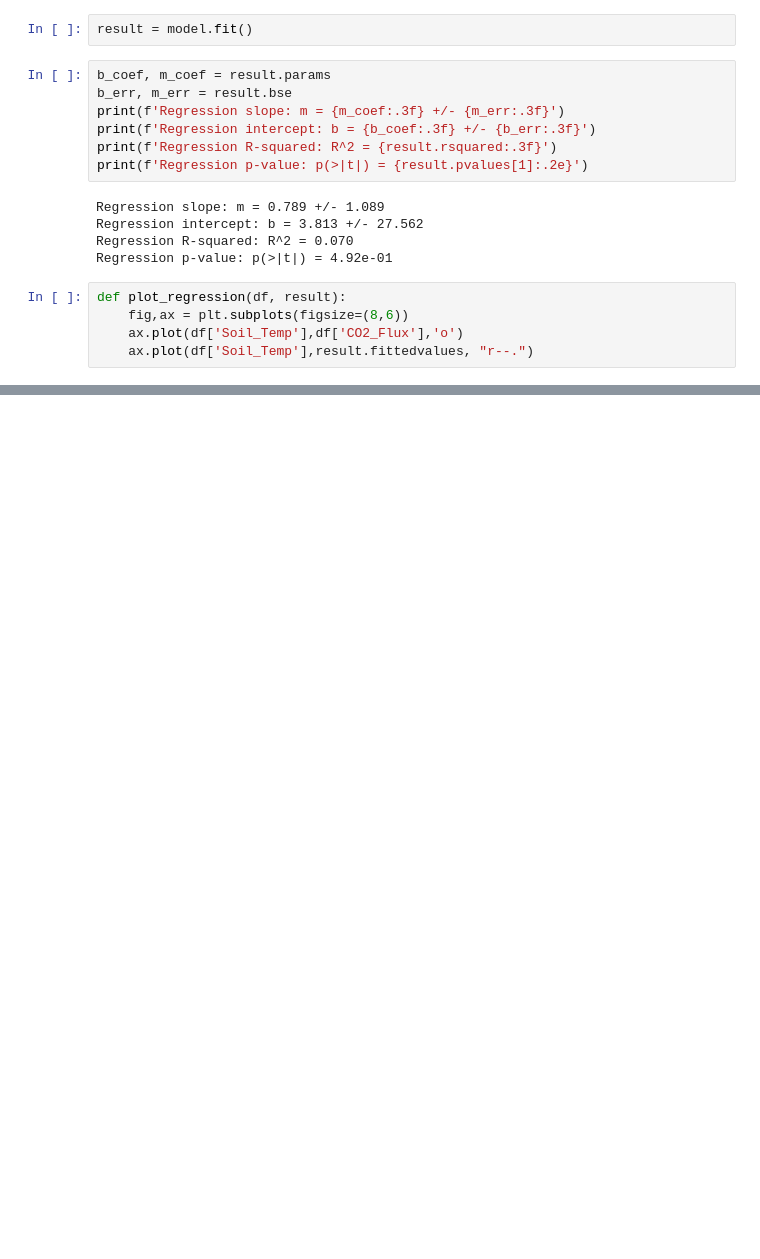
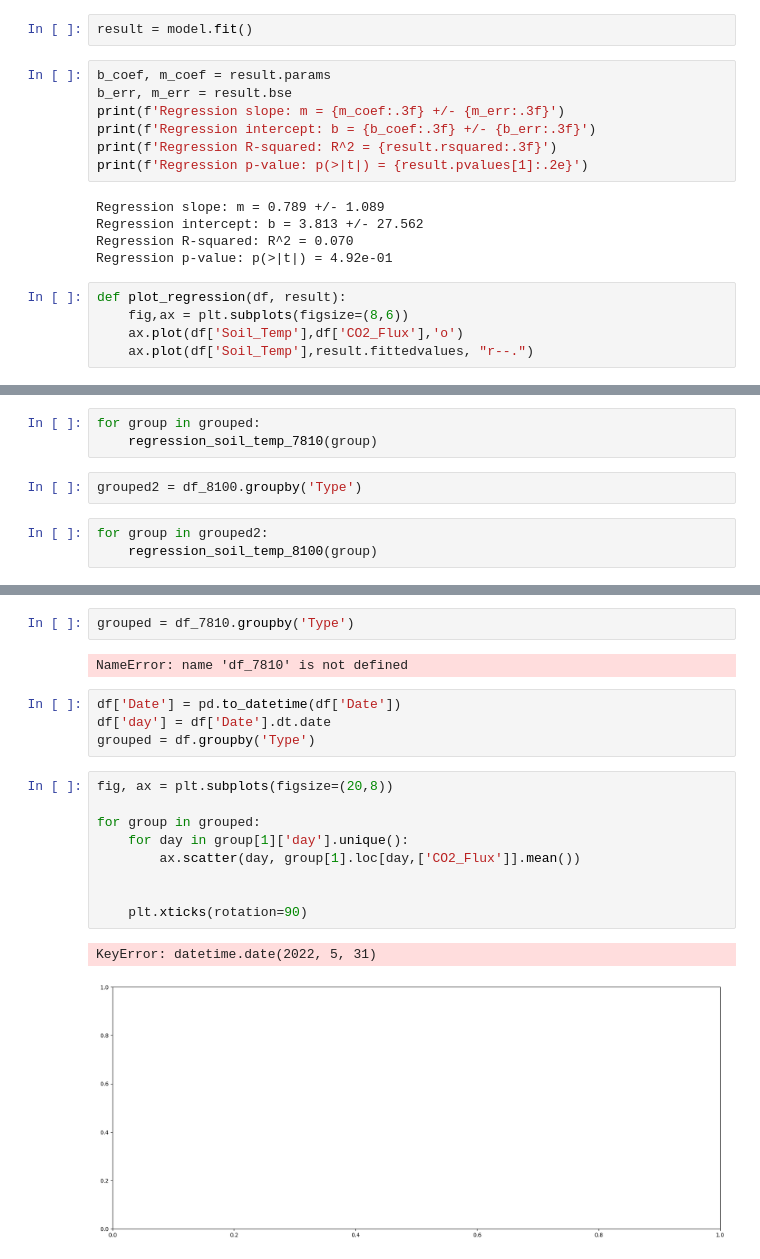
Before and after one commit to rosehanuy/soil-flux-nybg, a Jupyter notebook: notebooks/regression_plots.ipynb, the cells around one changed output, grey strips where cells are left out. Cells and saved outputs as stored; diff of their text form; blank space fills up the shorter version.

```diff
--- a/notebooks/regression_plots.ipynb
+++ b/notebooks/regression_plots.ipynb
@@ -164,0 +189,8 @@ X
+# %%
+for group in grouped:
+    regression_soil_temp_7810(group)
+# %%
+grouped2 = df_8100.groupby('Type')
+# %%
+for group in grouped2:
+    regression_soil_temp_8100(group)
@@ -164,0 +212,20 @@ X
+# %%
+grouped = df_7810.groupby('Type')
+# %% [output]
+NameError: name 'df_7810' is not defined
+# %%
+df['Date'] = pd.to_datetime(df['Date'])
+df['day'] = df['Date'].dt.date
+grouped = df.groupby('Type')
+# %%
+fig, ax = plt.subplots(figsize=(20,8))
+
+for group in grouped:
+    for day in group[1]['day'].unique():
+        ax.scatter(day, group[1].loc[day,['CO2_Flux']].mean())
+
+
+    plt.xticks(rotation=90)
+# %% [output]
+KeyError: datetime.date(2022, 5, 31)
+[figure, added]
```
Also changed, not shown: parts of 17 cells of this notebook, 7 other files.
